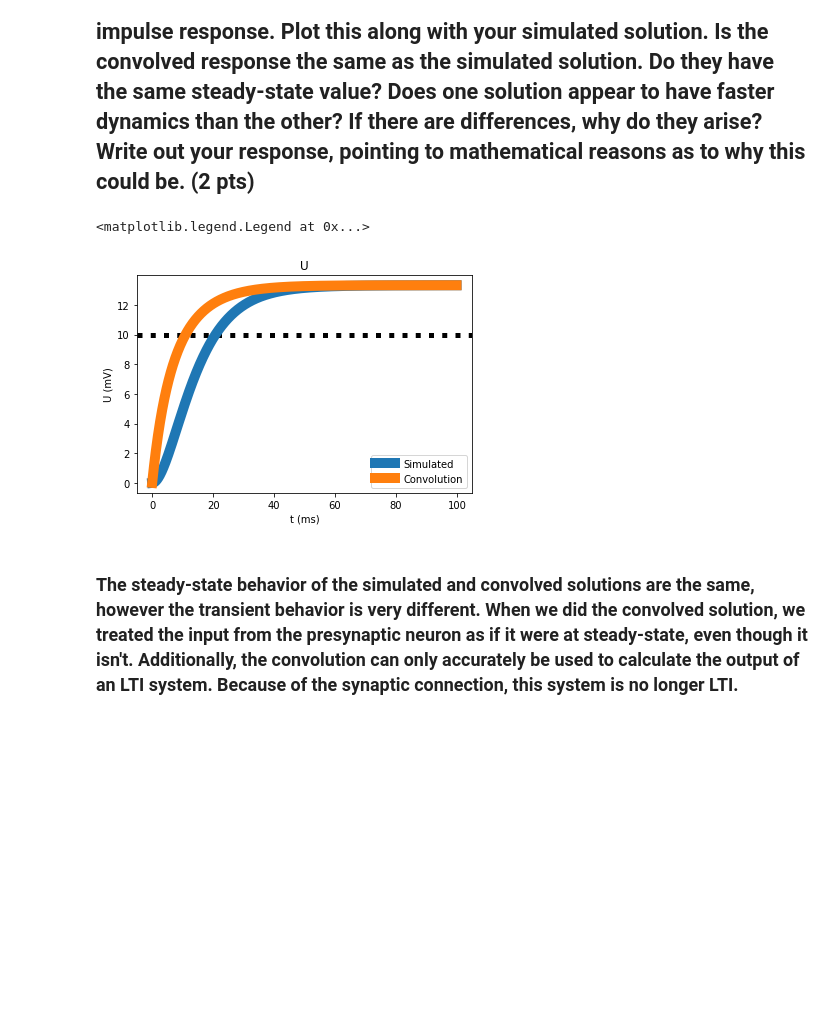
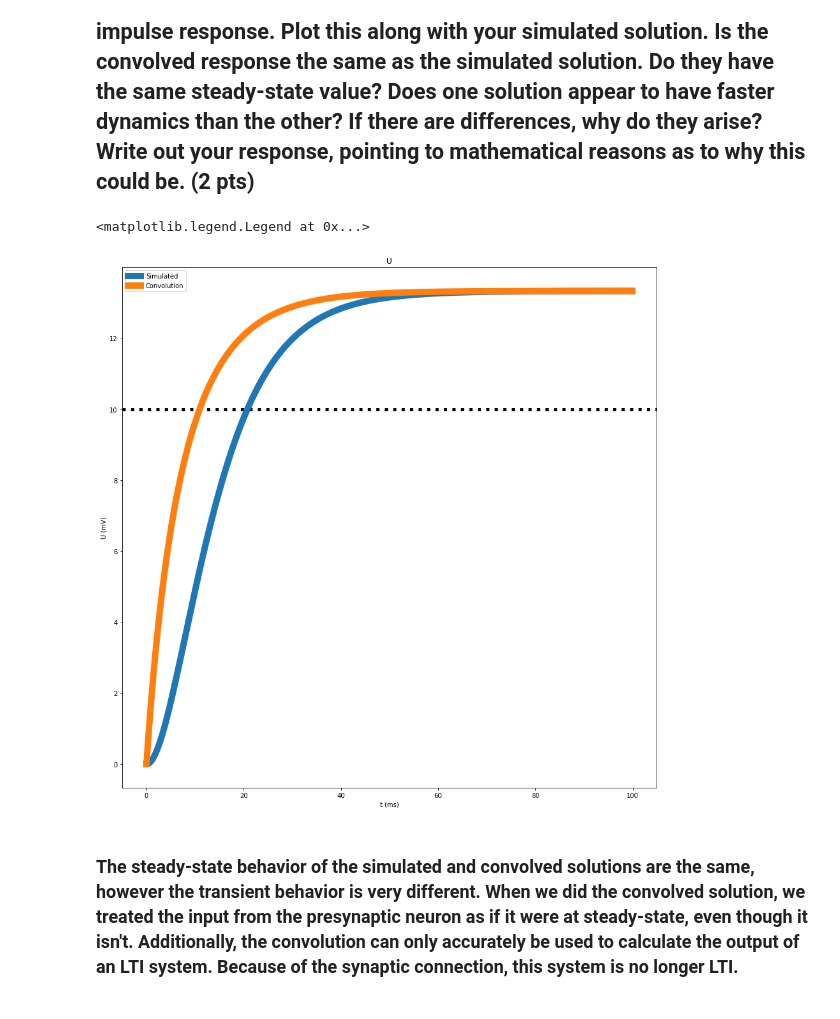
Before and after one commit to williamnourse/SNS-Course-Code-Spring-2021, a Jupyter notebook: HW 1 Solution.ipynb, the cells around one changed output. Cells and saved outputs as stored; diff of their text form; code cells hidden in the pictures; blank space fills up the shorter version.

```diff
--- a/HW 1 Solution.ipynb
+++ b/HW 1 Solution.ipynb
@@ -275,17 +275,17 @@ $$ U_2^* = \frac{g_{syn}\frac{U_1(t)}{R}\Delta E_{syn}}{1+g_{syn}\frac{U_1(t)}{R
 # %%
 U2str = (gSyn*U1sim/R*delEsyn)/(1+gSyn*U1sim/R)
 U2conv = dt*np.convolve(U2str,Uimp)
-plt.figure()
+plt.figure(figsize=(15,15))
 plt.axhline(y=Iapp,linestyle=':',color='k',linewidth=5)
 plt.plot(t,U2sim,label='Simulated',linewidth=10)
 plt.plot(t,U2str,label='Convolution',linewidth=10)
 plt.ylabel('U (mV)')
 plt.xlabel('t (ms)')
 plt.title('U')
 plt.legend()
 # %% [output]
 <matplotlib.legend.Legend at 0x...>
-[figure, old version]
+[figure, new version]
 # %% [markdown]
 ### The steady-state behavior of the simulated and convolved solutions are the same, however the transient behavior is very different. When we did the convolved solution, we treated the input from the presynaptic neuron as if it were at steady-state, even though it isn't. Additionally, the convolution can only accurately be used to calculate the output of an LTI system. Because of the synaptic connection, this system is no longer LTI.
 
```
Also changed, not shown: parts of 10 cells of this notebook, 1 other file.
